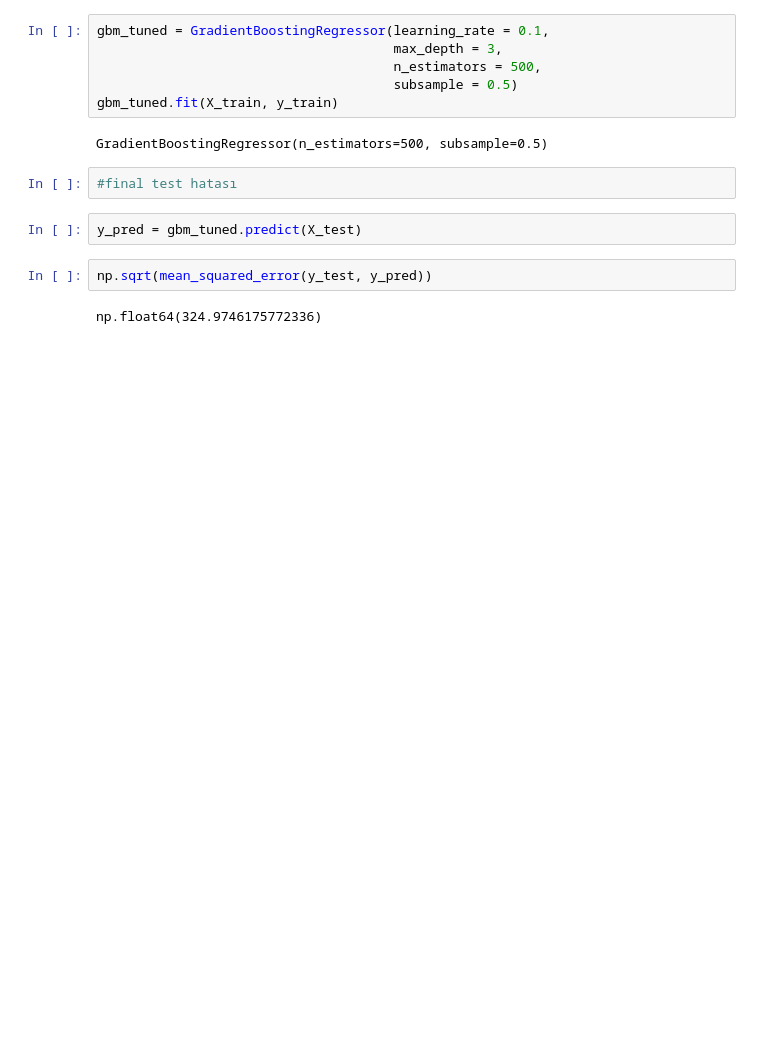
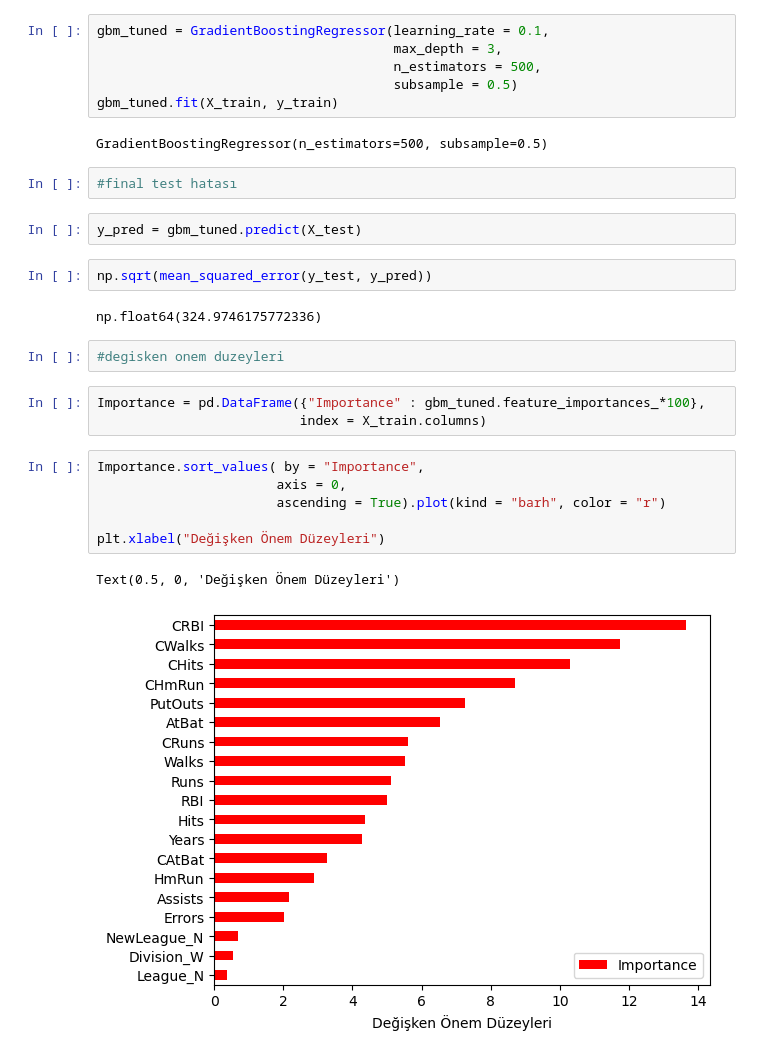
Before and after one commit to muratcanyaman/Data-Science-Machine-Learning, a Jupyter notebook: Machine Learning III - Nonlinear Regression/08b_GBM_model.ipynb, the cells around one changed output. Cells and saved outputs as stored; diff of their text form; blank space fills up the shorter version.

```diff
--- a/Machine Learning III - Nonlinear Regression/08b_GBM_model.ipynb
+++ b/Machine Learning III - Nonlinear Regression/08b_GBM_model.ipynb
@@ -107,3 +107,17 @@ y_pred = gbm_tuned.predict(X_test)
 np.sqrt(mean_squared_error(y_test, y_pred))
 # %% [output]
 np.float64(324.9746175772336)
+# %%
+#degisken onem duzeyleri
+# %%
+Importance = pd.DataFrame({"Importance" : gbm_tuned.feature_importances_*100},
+                          index = X_train.columns)
+# %%
+Importance.sort_values( by = "Importance",
+                       axis = 0,
+                       ascending = True).plot(kind = "barh", color = "r")
+
+plt.xlabel("Değişken Önem Düzeyleri")
+# %% [output]
+Text(0.5, 0, 'Değişken Önem Düzeyleri')
+[figure, added]
```
